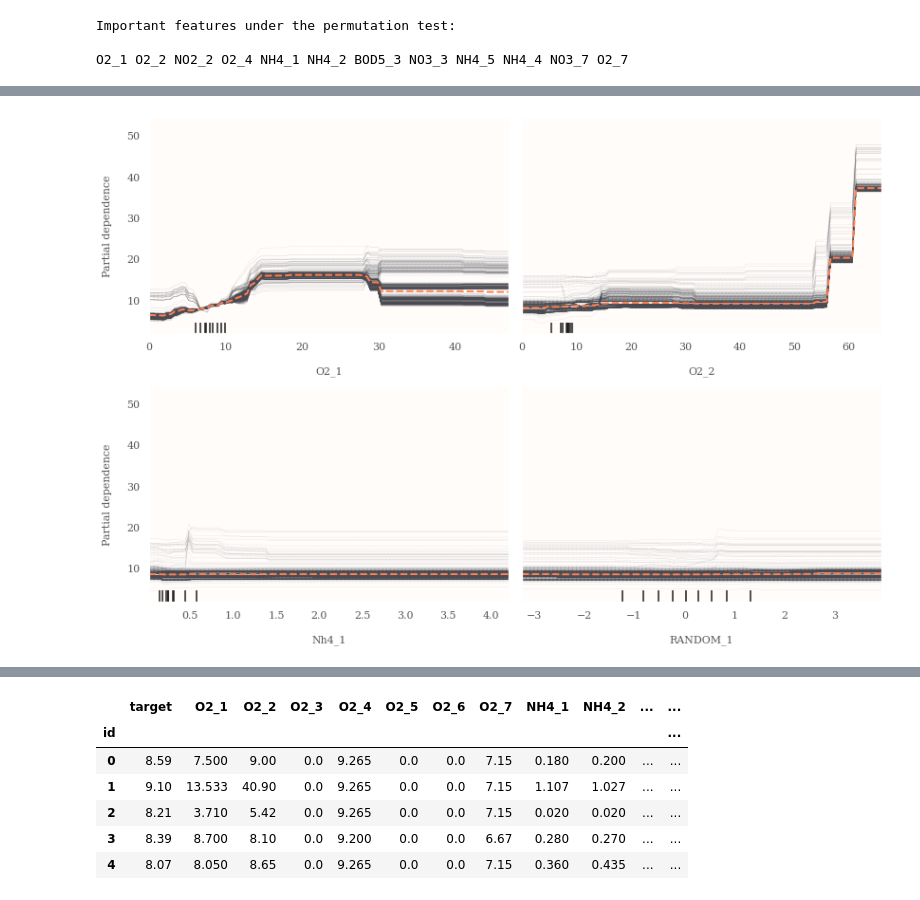
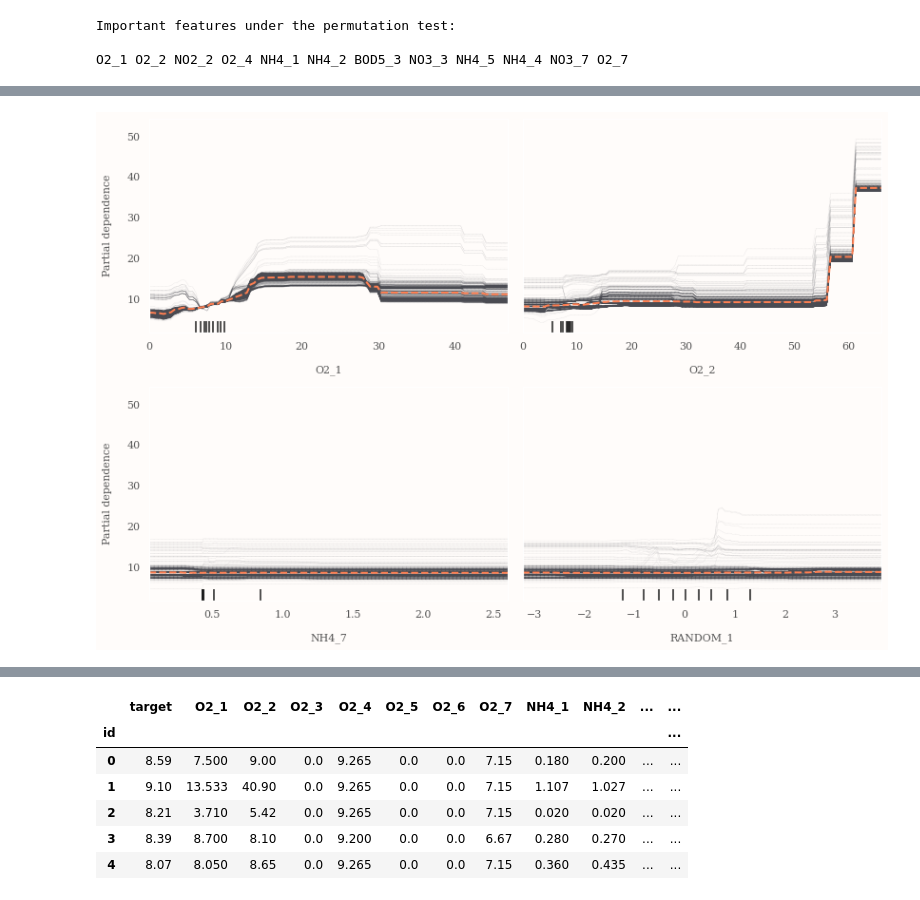
Before and after one commit to mateuszk098/kaggle-notebooks, a Jupyter notebook: playground_series_s3e21/oxygen_in_water_eda.ipynb, the cells around one changed output, grey strips where cells are left out. Cells and saved outputs as stored; diff of their text form; code cells hidden in the pictures.

```diff
--- a/playground_series_s3e21/oxygen_in_water_eda.ipynb
+++ b/playground_series_s3e21/oxygen_in_water_eda.ipynb
@@ -1184,35 +1205,35 @@ O2_1 O2_2 NO2_2 O2_4 NH4_1 NH4_2 BOD5_3 NO3_3 NH4_5 NH4_4 NO3_7 O2_7
 # %%
-X_ice = X_train[["O2_1", "O2_2", "Nh4_1", "RANDOM_1"]]
+X_ice = X_train[["O2_1", "O2_2", "NH4_7", "RANDOM_1"]]
 forest.fit(X_ice, y_train)
 
 fig, axes = plt.subplots(2, 2, figsize=(11.7, 8), tight_layout=True, sharey=True)
 
 PartialDependenceDisplay.from_estimator(
     estimator=forest,
     X=X_ice,
     features=forest.feature_names_in_,
     feature_names=forest.feature_names_in_,
     response_method="auto",  # In regression, the response is `predict()` output.
     kind="both",  # PDP and ICE.
     percentiles=(0, 1),
     random_state=42,
     n_jobs=-1,
     ice_lines_kw={
         "color": "#4A4B52",
         "linewidth": 0.25,
         "alpha": 0.25,
         "linestyle": "--",
     },
     pd_line_kw={"color": "#FF7F51", "linewidth": 2.0},
     ax=axes.ravel(),  # type: ignore
 )
 
 for i, ax in enumerate(axes.ravel()):
     ax.get_legend().remove()
     ax.set_xlim(X_ice.iloc[:, i].min(), X_ice.iloc[:, i].max())
     if ax in (axes[0, 1], axes[1, 1]):
         ax.set_ylabel("")
 
 plt.show()
 # %% [output]
-[figure, old version]
+[figure, new version]
```
Also changed, not shown: parts of 27 cells of this notebook.
